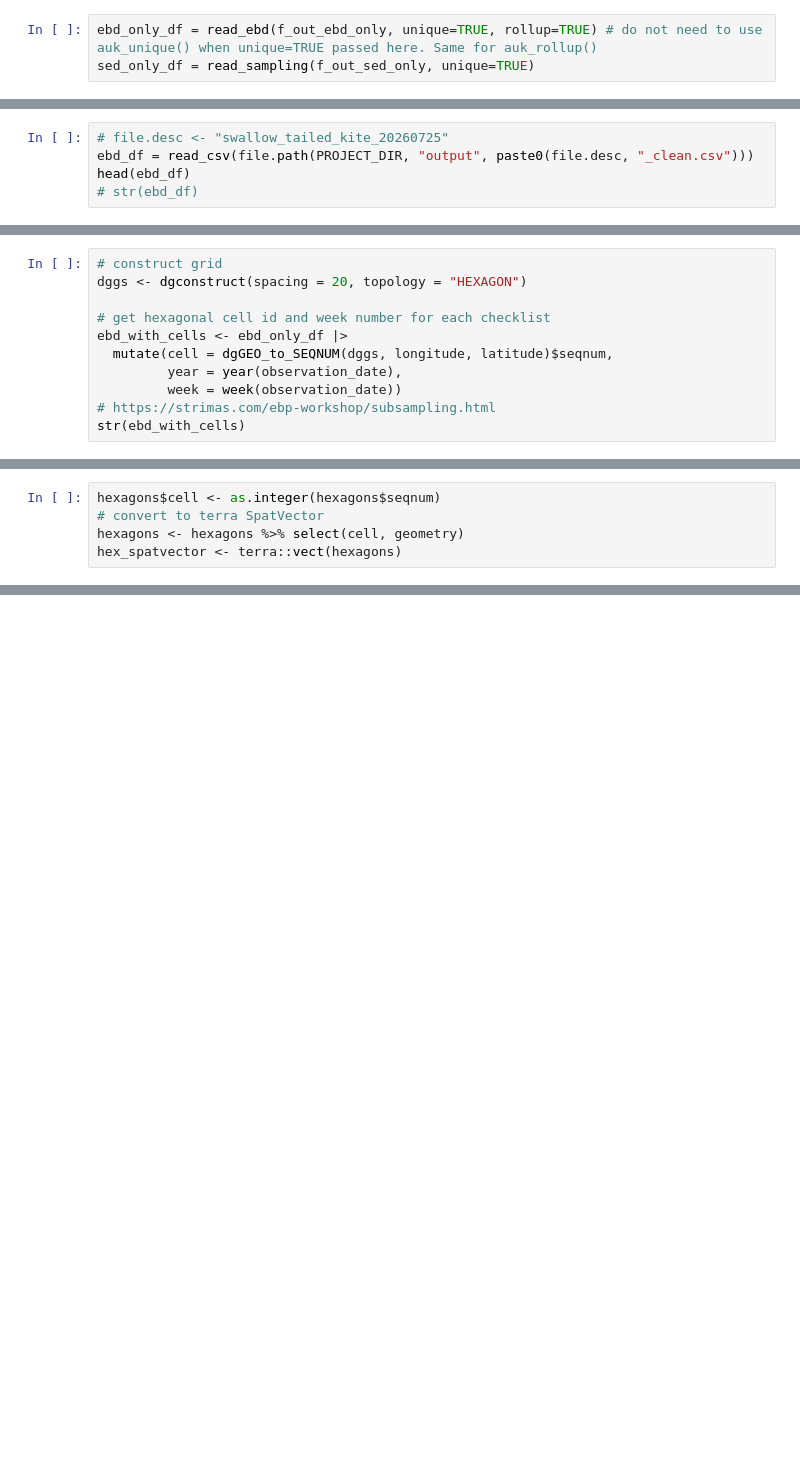
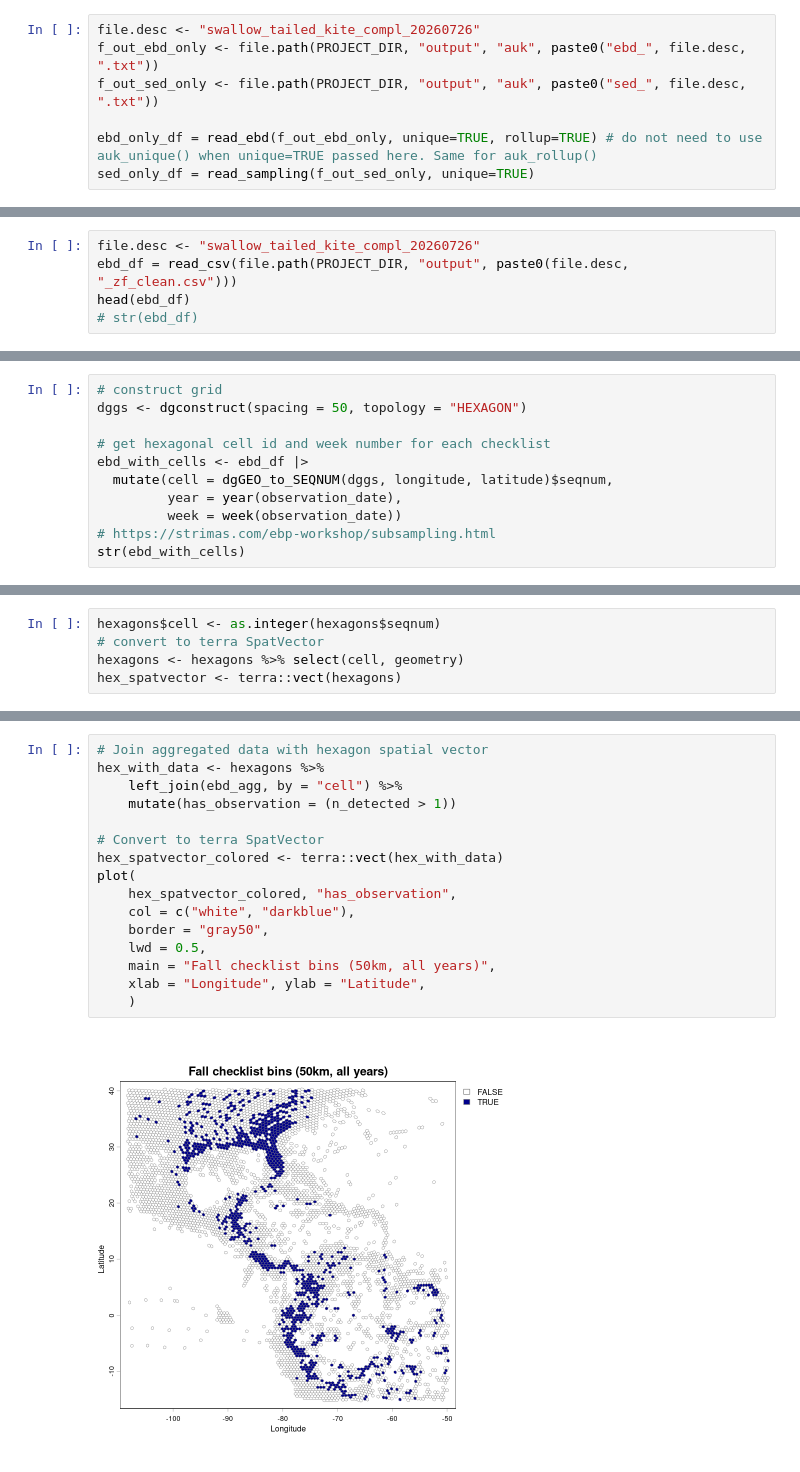
Before and after one commit to jbowen102/CS416_Narrative_Vis_project, a Jupyter notebook: eBird_data_extract.ipynb, the cells around one changed output, grey strips where cells are left out. Drawn from its saved outputs; the diff is of its cells as text; blank space fills up the shorter version.

Commit message:
Re-ran pipeline with complete checklist. Finished spatial aggregation, plotted.

```diff
--- a/eBird_data_extract.ipynb
+++ b/eBird_data_extract.ipynb
@@ -199,6 +218,10 @@ Filters
 # %% [markdown]
 #### Read data back in
 # %%
+file.desc <- "swallow_tailed_kite_compl_20260726"
+f_out_ebd_only <- file.path(PROJECT_DIR, "output", "auk", paste0("ebd_", file.desc, ".txt"))
+f_out_sed_only <- file.path(PROJECT_DIR, "output", "auk", paste0("sed_", file.desc, ".txt"))
+
 ebd_only_df = read_ebd(f_out_ebd_only, unique=TRUE, rollup=TRUE) # do not need to use auk_unique() when unique=TRUE passed here. Same for auk_rollup()
 sed_only_df = read_sampling(f_out_sed_only, unique=TRUE)
 # %%
@@ -334,0 +347,5 @@ spc_tbl_ [35,989 × 24] (S3: spec_tbl_df/tbl_df/tbl/data.frame)
+# %%
+file.desc <- "swallow_tailed_kite_compl_20260726"
+ebd_df = read_csv(file.path(PROJECT_DIR, "output", paste0(file.desc, "_zf_clean.csv")))
+head(ebd_df)
+# str(ebd_df)
@@ -347,5 +379,0 @@ write_csv(ebd_df[], file.path(PROJECT_DIR, "output", paste0(file.desc, "_clean.c
-# %%
-# file.desc <- "swallow_tailed_kite_20260725"
-ebd_df = read_csv(file.path(PROJECT_DIR, "output", paste0(file.desc, "_clean.csv")))
-head(ebd_df)
-# str(ebd_df)
@@ -375,9 +382,9 @@ A tibble: 6 × 24
 # %%
 # construct grid
-dggs <- dgconstruct(spacing = 20, topology = "HEXAGON")
+dggs <- dgconstruct(spacing = 50, topology = "HEXAGON")
 
 # get hexagonal cell id and week number for each checklist
-ebd_with_cells <- ebd_only_df |>
+ebd_with_cells <- ebd_df |>
   mutate(cell = dgGEO_to_SEQNUM(dggs, longitude, latitude)$seqnum,
          year = year(observation_date),
          week = week(observation_date))
@@ -459,0 +478,18 @@ tibble [4,107 × 6] (S3: tbl_df/tbl/data.frame)
+# %%
+# Join aggregated data with hexagon spatial vector
+hex_with_data <- hexagons %>%
+    left_join(ebd_agg, by = "cell") %>%
+    mutate(has_observation = (n_detected > 1))
+
+# Convert to terra SpatVector
+hex_spatvector_colored <- terra::vect(hex_with_data)
+plot(
+    hex_spatvector_colored, "has_observation",
+    col = c("white", "darkblue"),
+    border = "gray50",
+    lwd = 0.5,
+    main = "Fall checklist bins (50km, all years)",
+    xlab = "Longitude", ylab = "Latitude",
+    )
+# %% [output]
+[figure, added]
```
Also changed, not shown: parts of 29 cells of this notebook.
